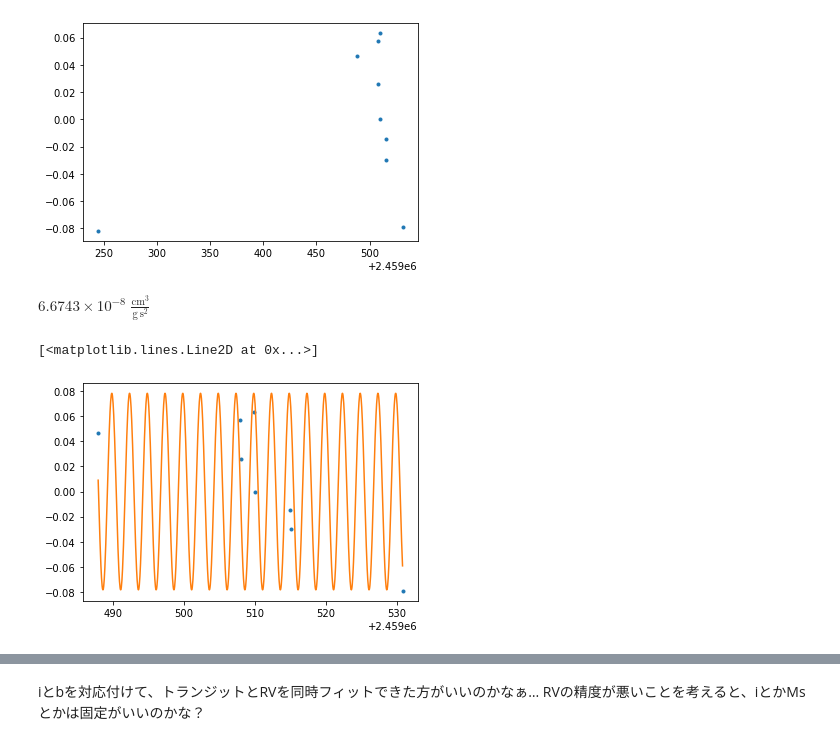
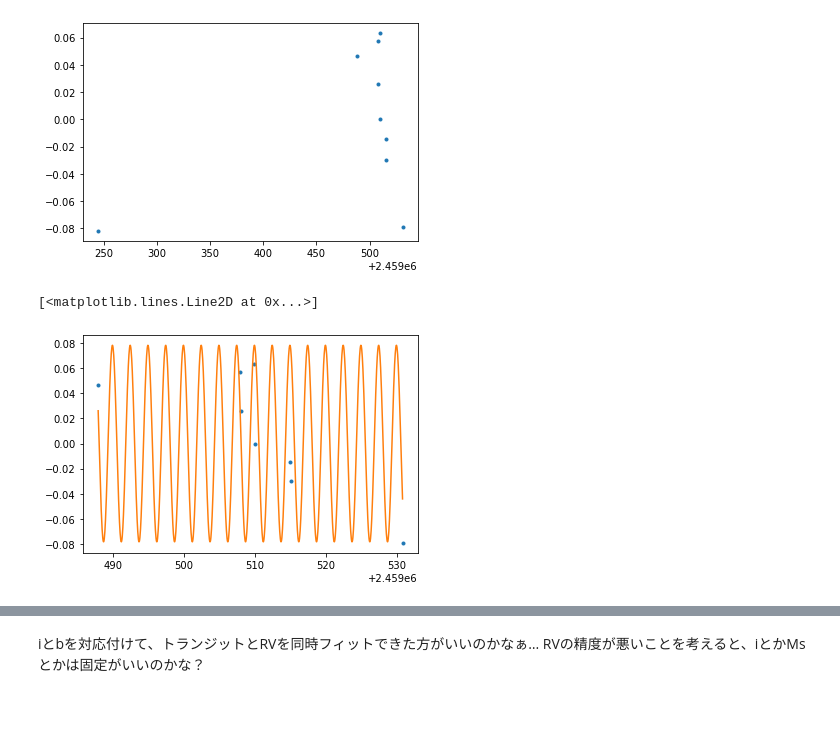
Before and after one commit to jpdeleon/toi1696, a Jupyter notebook: notebooks/RV analysis-2.ipynb, the cells around one changed output, grey strips where cells are left out. Drawn from its saved outputs; the diff is of its cells as text; code cells hidden in the pictures; blank space fills up the shorter version.

```diff
--- a/notebooks/RV analysis-2.ipynb
+++ b/notebooks/RV analysis-2.ipynb
@@ -34,13 +35,9 @@ pl.plot(df['bjd'],df['rv'], '.')
 # %% [output]
 [<matplotlib.lines.Line2D at 0x...>]
 [figure]
-# %%
-con.G.cgs
-# %% [output]
-$6.6743 \times 10^{-8} \; \mathrm{\frac{cm^{3}}{g\,s^{2}}}$
 # %%
-T0 = 2459206.747
-P = 2.50 #day
+T0 = 2459206.74743
+P = 2.50079 #day
 Ms = 0.261#solar mass
 Mp = 68 #earth mass, tentative
 
@@ -49,19 +46,22 @@ a_rs = (0.023 * con.au/ (0.268 * con.R_sun)).value
 b = 0.49
 inc = np.arccos(b / a_rs)#rad
 # %%
-def rv_model_circle(t0, p, ms, mp, i, tm):
+def rv_model_circle(params, tm):
+    t0, p, ms, mp, i = params
     p_u = p * u.day
     mp_u = mp * con.M_earth
     ms_u = ms * con.M_sun
 
     K = (2 * np.pi * con.G / p_u)**(1/3.)* mp_u*np.sin(i)/(ms_u+mp_u)**(2/3.)
-    rv = K.si * np.sin(2 * np.pi / p * (time-t0))
+    rv = K.si * np.sin(2 * np.pi / p * (tm-t0))
     return rv.value/1000
+# %%
+params_pr=[T0, P, Ms, Mp, inc]
 # %%
 time = np.linspace(df['bjd'][1], df['bjd'][len(df)-1], 1000)
-RV_model = rv_model_circle(T0, P, Ms, Mp, inc, time)
+RV_model = rv_model_circle(params_pr,time)
 pl.plot(df['bjd'][1:],df['rv'][1:], '.')
 pl.plot(time, RV_model)
 # %% [output]
 [<matplotlib.lines.Line2D at 0x...>]
-[figure, old version]
+[figure, new version]
```
Also changed, not shown: parts of 10 cells of this notebook, 2 other files.
